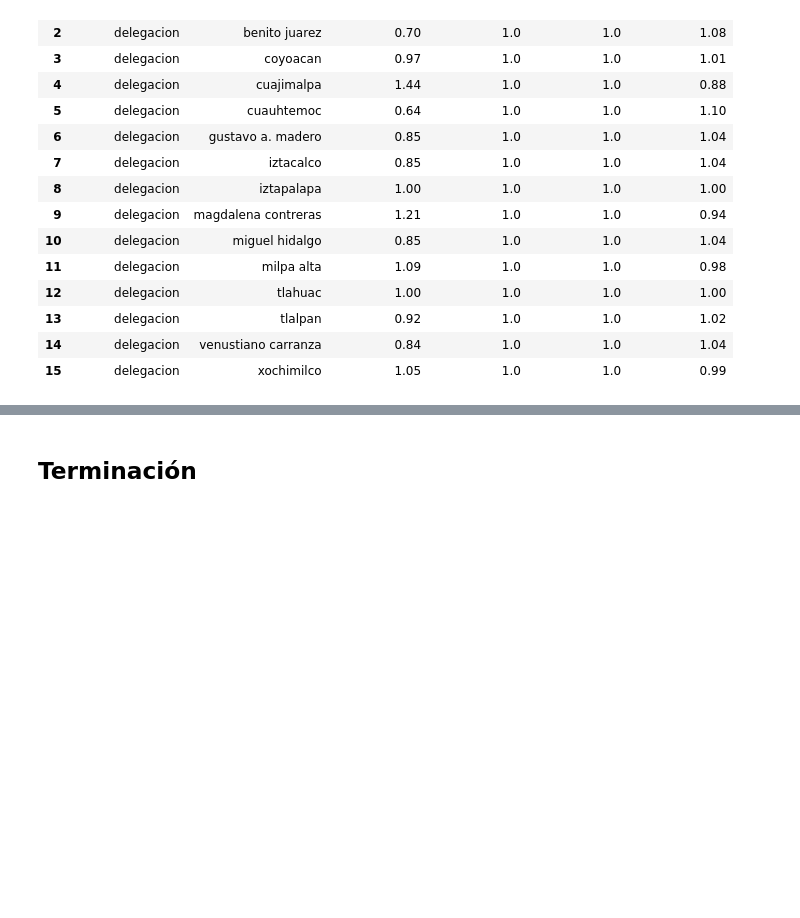
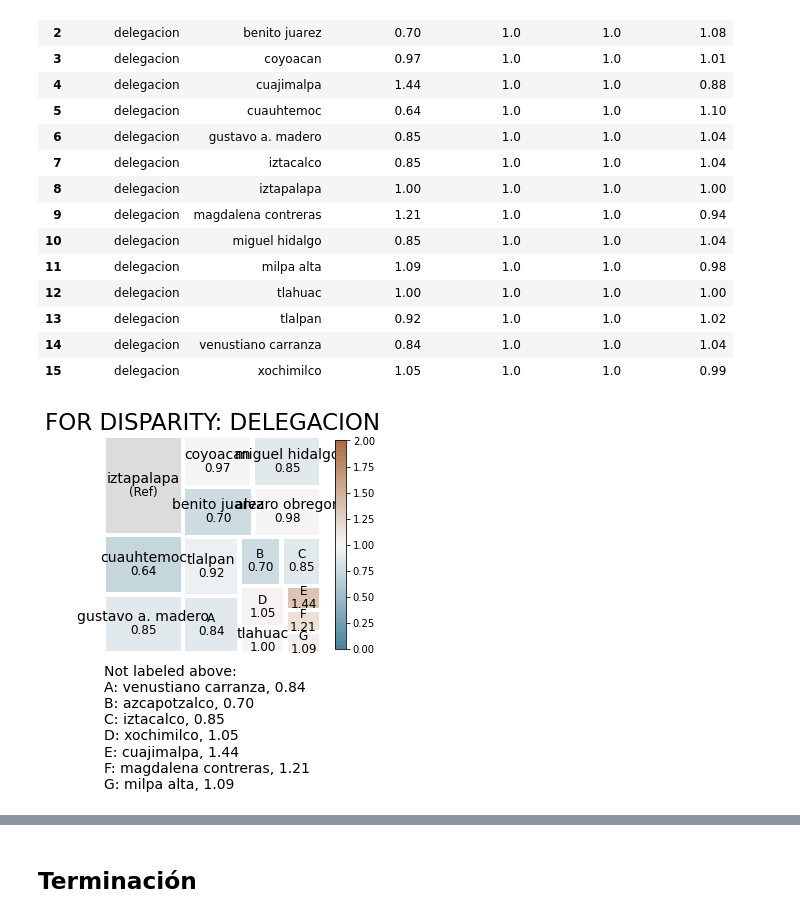
Before and after one commit to rafaelortegar/Proyecto1_IDS_2020, a Jupyter notebook: notebooks/legacy/borrador_jalr_p2.ipynb, the cells around one changed output, grey strips where cells are left out. Drawn from its saved outputs; the diff is of its cells as text; code cells hidden in the pictures; blank space fills up the shorter version.

```diff
--- a/notebooks/legacy/borrador_jalr_p2.ipynb
+++ b/notebooks/legacy/borrador_jalr_p2.ipynb
@@ -837,7 +837,9 @@ bdf[['attribute_name', 'attribute_value'] + metrics].round(2)
 | 14 | delegacion | venustiano carranza | 0.84 | 1.0 | 1.0 | 1.04 |
 | 15 | delegacion | xochimilco | 1.05 | 1.0 | 1.0 | 0.99 |
 # %%
-fpr_disparity = aeq.plot_disparity(bdf,
-                                   group_metric='fpr_disparity',
-                                   attribute_name='race',
+for_disparity = aeq.plot_disparity(bdf,
+                                   group_metric='for_disparity',
+                                   attribute_name='delegacion',
                                    significance_alpha=0.05)
+# %% [output]
+[figure, added]
```
Also changed, not shown: parts of 15 cells of this notebook.
